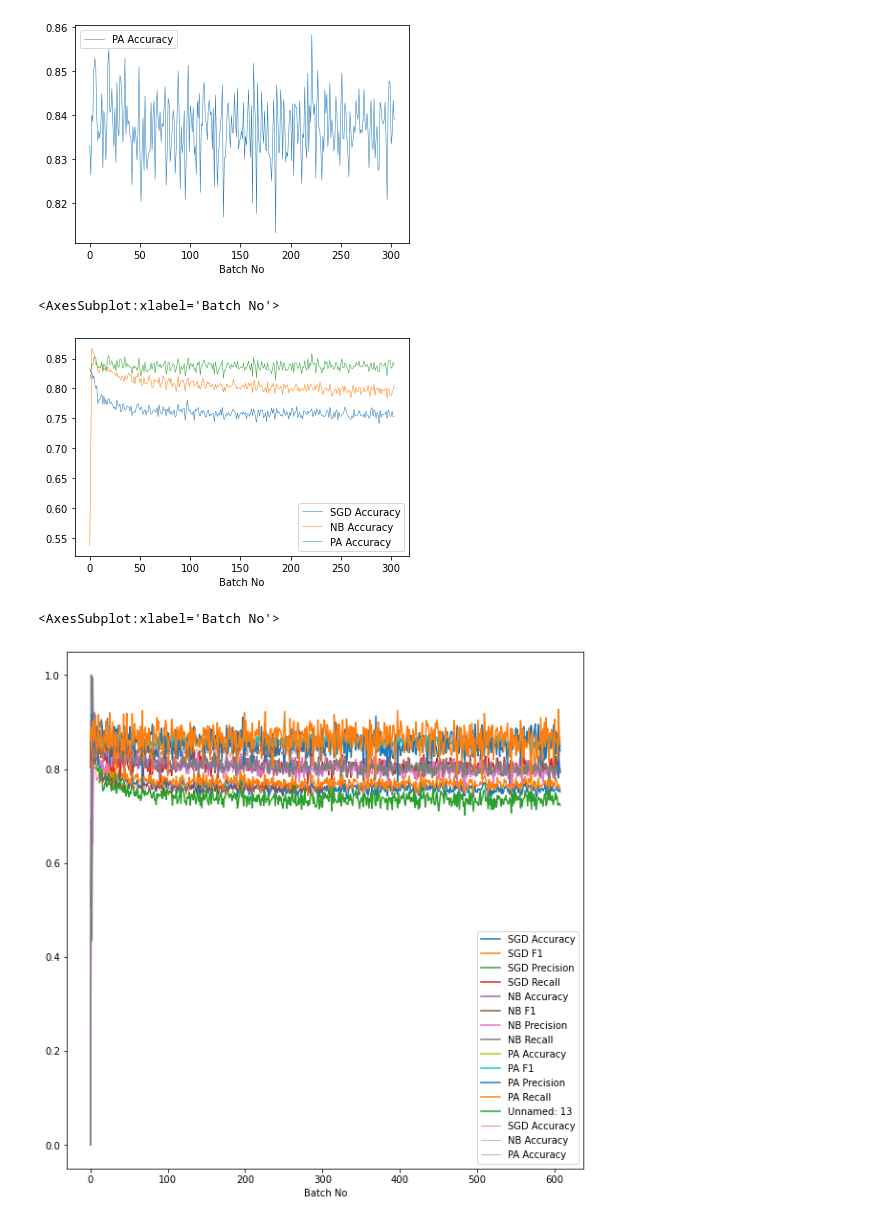
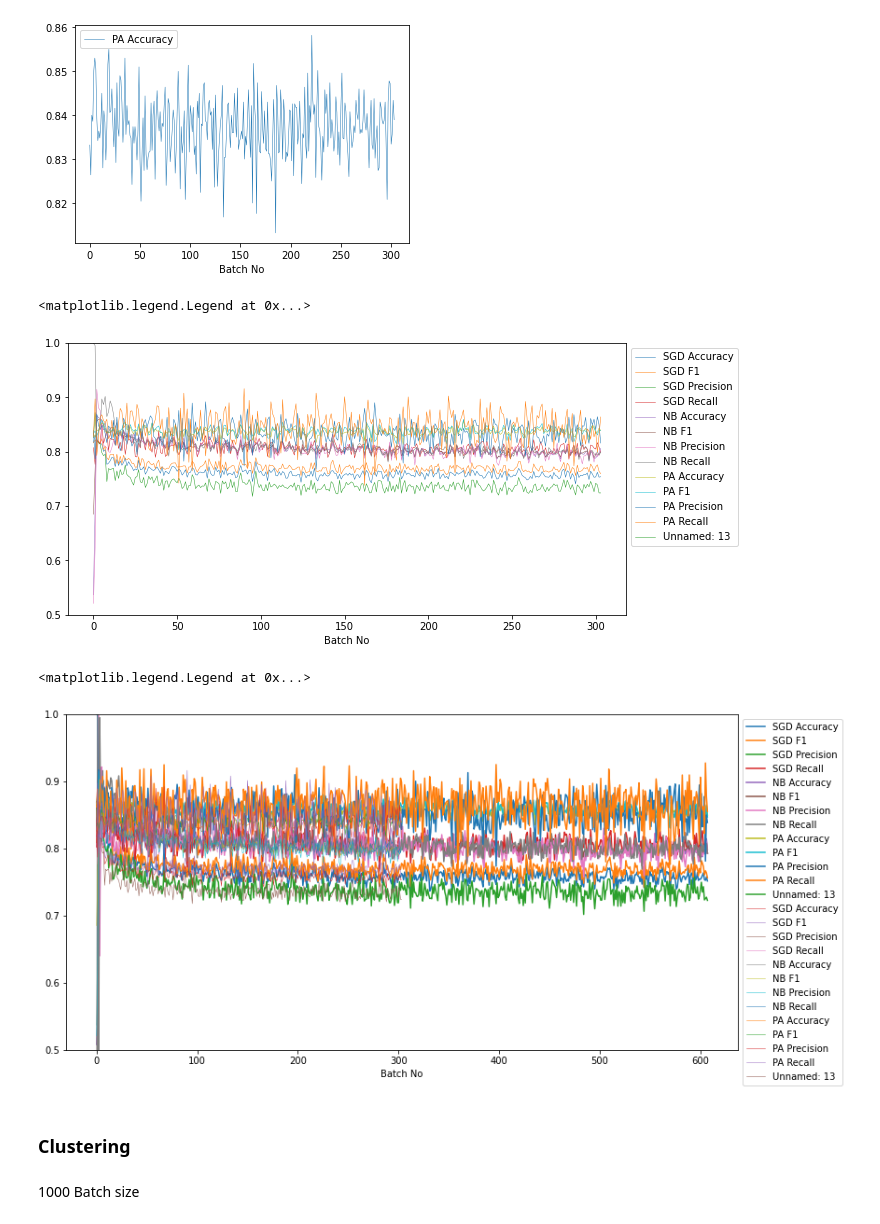
Before and after one commit to Big-Data-Gang/Machine-Learning-with-Spark-Streaming, a Jupyter notebook: Plotting/Train Plots.ipynb, the cells around one changed output. Drawn from its saved outputs; the diff is of its cells as text; code cells hidden in the pictures.

```diff
--- a/Plotting/Train Plots.ipynb
+++ b/Plotting/Train Plots.ipynb
@@ -176,10 +176,11 @@ df5000.plot(x="Batch No", y="PA Accuracy", linewidth=0.5)
 [figure]
 [figure]
 # %%
-df5000.set_index("Batch No").plot(linewidth=0.5)
+df5000.set_index("Batch No").plot(linewidth=0.5, ylim = [0.5, 1], figsize=(10,5))
+plt.legend(bbox_to_anchor=(1.0, 1.0))
 # %% [output]
-<AxesSubplot:xlabel='Batch No'>
+<matplotlib.legend.Legend at 0x...>
-[figure, old version]
+[figure, new version]
 # %%
 def set_size(w,h, ax=None):
     """ w, h: width, height in inches """
@@ -193,8 +194,14 @@ def set_size(w,h, ax=None):
     ax.figure.set_size_inches(figw, figh)
 
 ax = df2500.set_index('Batch No').plot()
-set_size(7.5, 7.5, ax)
+ax.set_ylim([0.5, 1])
+set_size(10, 5, ax)
 df5000.set_index('Batch No').plot(ax=ax, linewidth=0.5)
+plt.legend(bbox_to_anchor=(1.0, 1.0))
 # %% [output]
-<AxesSubplot:xlabel='Batch No'>
+<matplotlib.legend.Legend at 0x...>
-[figure, old version]
+[figure, new version]
+# %% [markdown]
+### Clustering
+# %% [markdown]
+1000 Batch size
```
Also changed, not shown: parts of 11 cells of this notebook.
